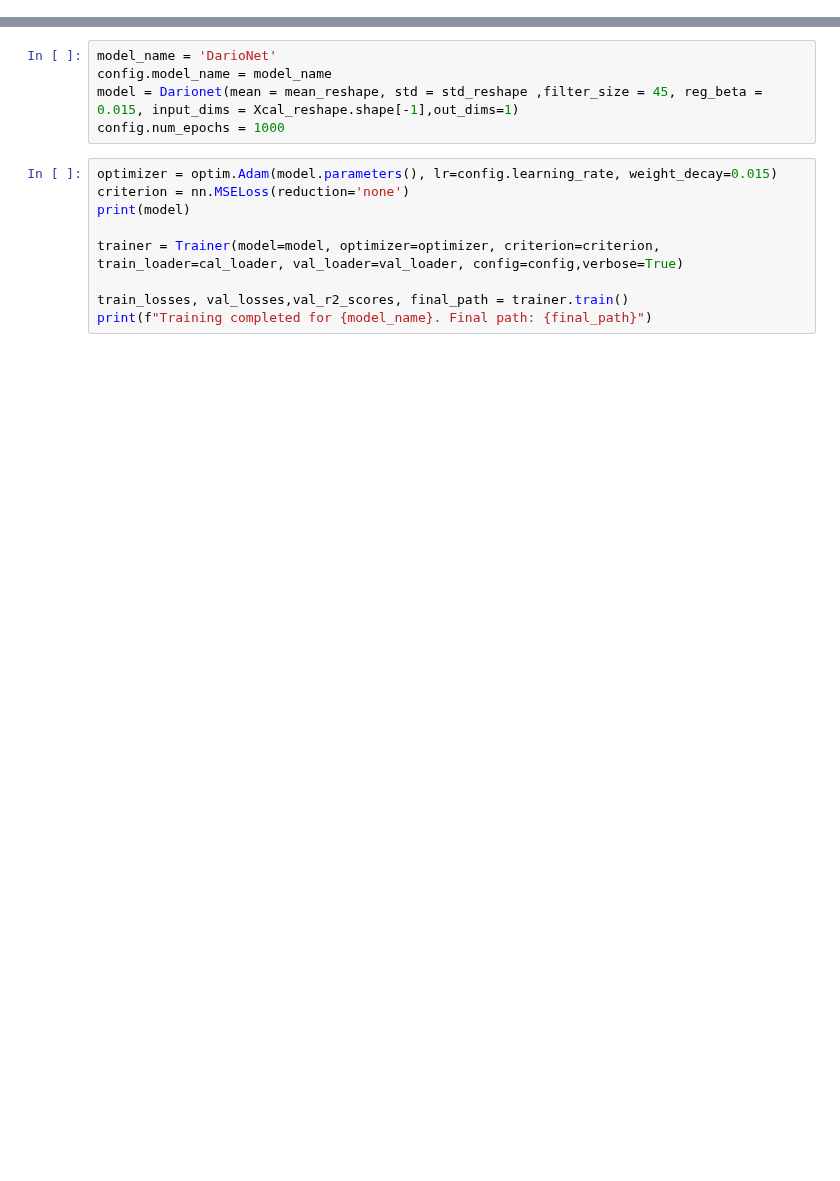
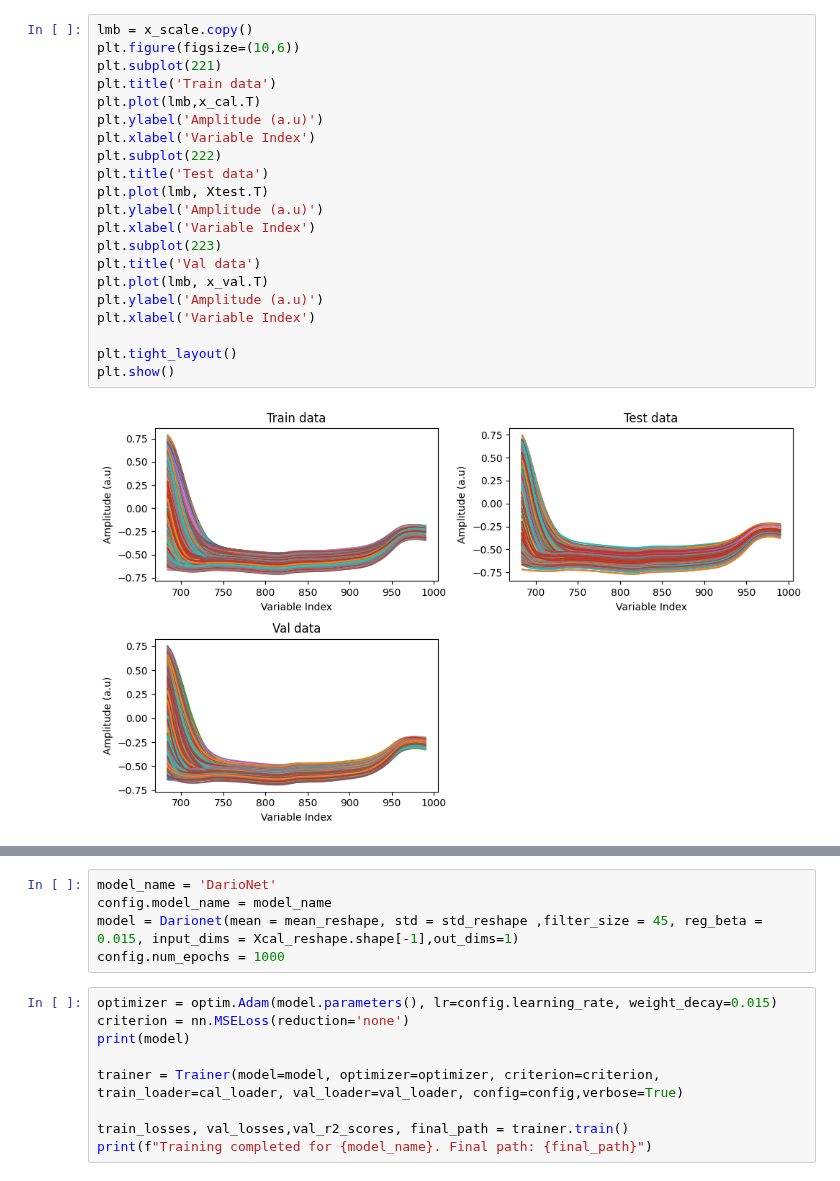
Before and after one commit to TEAM-AIOLY/Deep-Chemometrics, a Jupyter notebook: notebook/TMA_MAngo_Dariosplit_ok.ipynb, the cells around one changed output, grey strips where cells are left out. Cells and saved outputs as stored; diff of their text form; blank space fills up the shorter version.

```diff
--- a/notebook/TMA_MAngo_Dariosplit_ok.ipynb
+++ b/notebook/TMA_MAngo_Dariosplit_ok.ipynb
@@ -272,0 +291,23 @@ Xtest_concat shape: (2338, 206, 6)
+# %%
+lmb = x_scale.copy()
+plt.figure(figsize=(10,6))
+plt.subplot(221)
+plt.title('Train data')
+plt.plot(lmb,x_cal.T)
+plt.ylabel('Amplitude (a.u)')
+plt.xlabel('Variable Index')
+plt.subplot(222)
+plt.title('Test data')
+plt.plot(lmb, Xtest.T)
+plt.ylabel('Amplitude (a.u)')
+plt.xlabel('Variable Index')
+plt.subplot(223)
+plt.title('Val data')
+plt.plot(lmb, x_val.T)
+plt.ylabel('Amplitude (a.u)')
+plt.xlabel('Variable Index')
+
+plt.tight_layout()
+plt.show()
+# %% [output]
+[figure, added]
```
Also changed, not shown: parts of 41 cells of this notebook.
